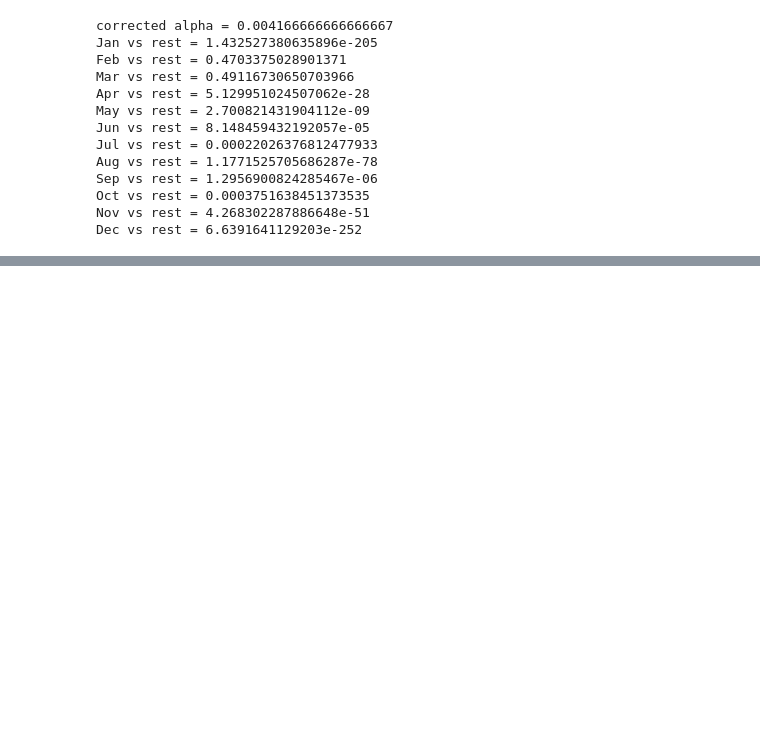
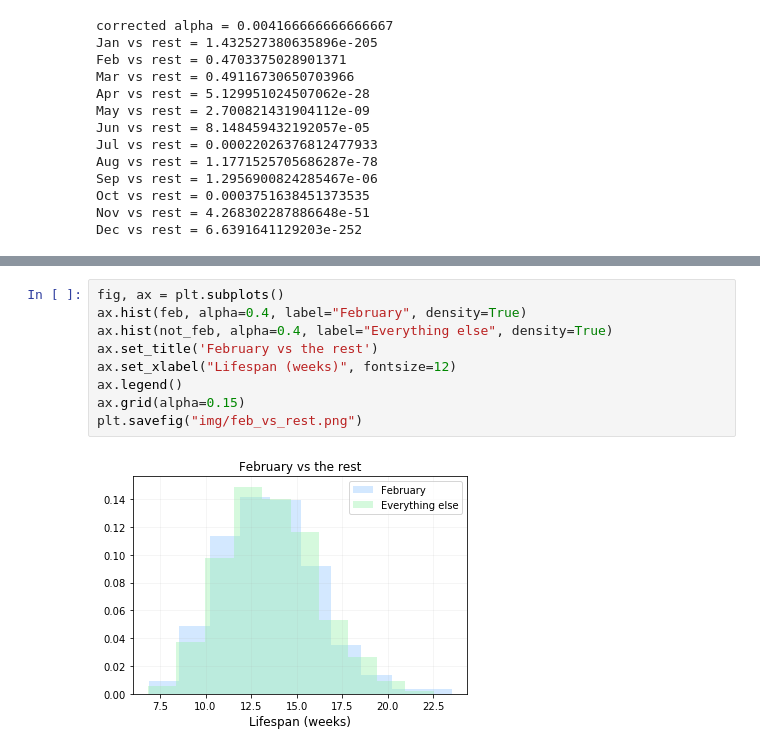
Before and after one commit to virsagothethird/UK-Top-100-Songs, a Jupyter notebook: uk100-Copy2.ipynb, the cells around one changed output, grey strips where cells are left out. Drawn from its saved outputs; the diff is of its cells as text; blank space fills up the shorter version.

```diff
--- a/uk100-Copy2.ipynb
+++ b/uk100-Copy2.ipynb
@@ -1065,0 +1066,11 @@ plt.savefig("img/dec_vs_rest")
+# %%
+fig, ax = plt.subplots()
+ax.hist(feb, alpha=0.4, label="February", density=True)
+ax.hist(not_feb, alpha=0.4, label="Everything else", density=True)
+ax.set_title('February vs the rest')
+ax.set_xlabel("Lifespan (weeks)", fontsize=12)
+ax.legend()
+ax.grid(alpha=0.15)
+plt.savefig("img/feb_vs_rest.png")
+# %% [output]
+[figure, added]
```
Also changed, not shown: parts of 3 cells of this notebook, 4 other files.
